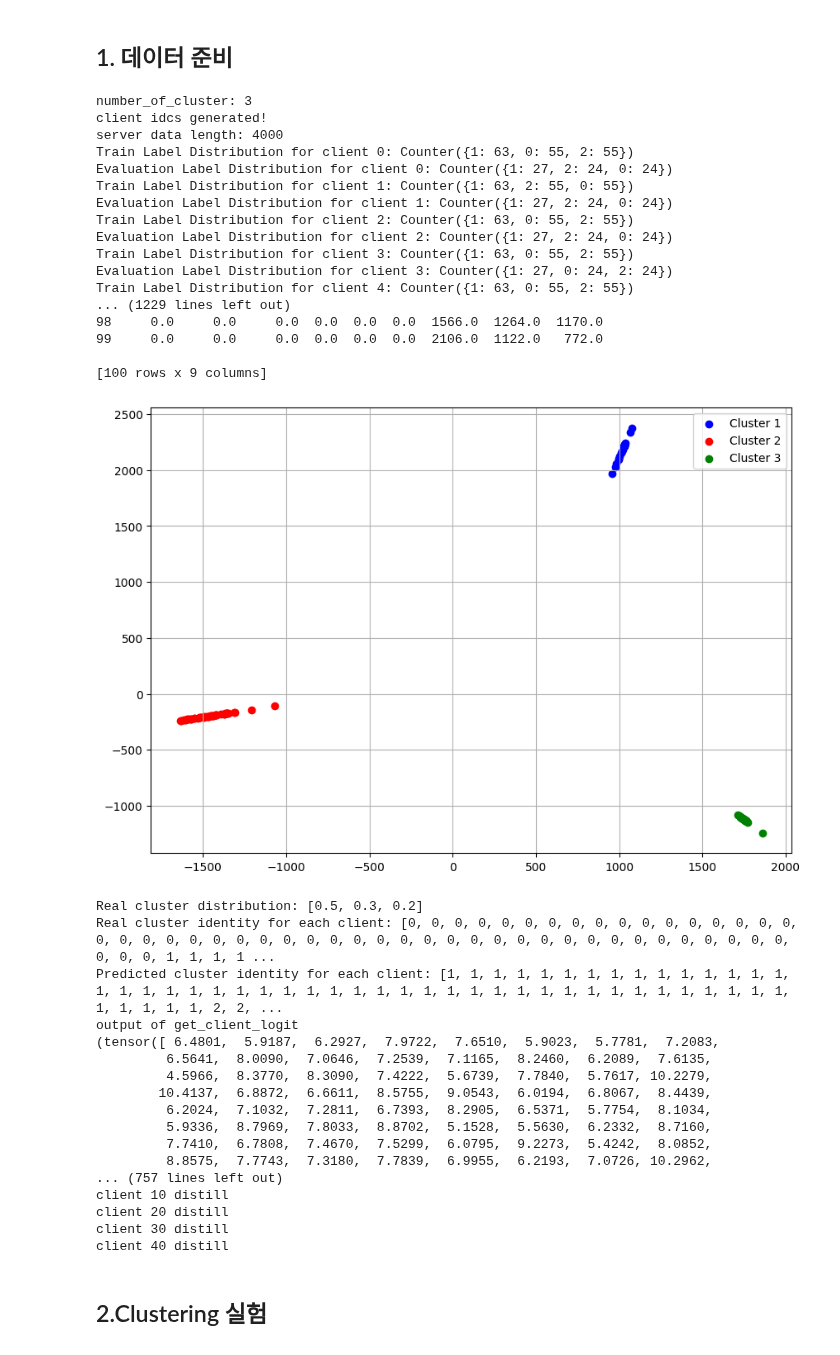
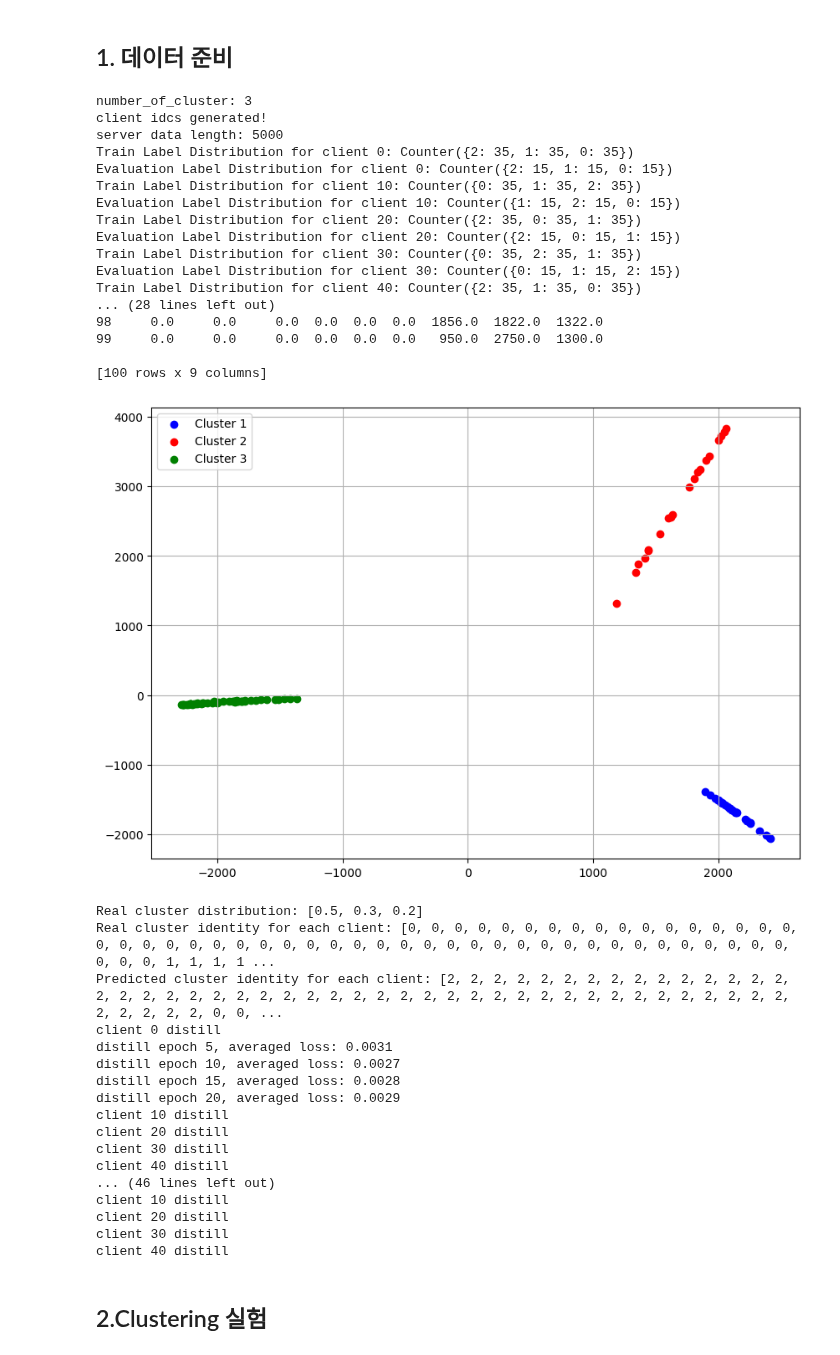
Before and after one commit to yangbaechu/FD-with-Label-Based-Group-Structure, a Jupyter notebook: FedCD.ipynb, the cells around one changed output. Drawn from its saved outputs; the diff is of its cells as text; code cells hidden in the pictures.

Commit message:
Change client's data distribution

```diff
--- a/FedCD.ipynb
+++ b/FedCD.ipynb
@@ -359,7 +359,7 @@ columns = pd.MultiIndex.from_product([['client_accs', 'cluster_accs', 'global_ac
                                      names=['acc_type', 'distill_state'])
 
 # The tuples for which we want to run the experiment
-desired_pairs = [(40000, 4000)]
+desired_pairs = [(50000, 5000)]
 cluster_distribution = [0.5, 0.3, 0.2]
 # Add additional index 'global_distill' and 'cluster_distill'
 experiments = ['cluster_distill', 'global_distill']
@@ -371,64 +371,64 @@ df = pd.DataFrame(index=index, columns=columns)
 for exp in experiments:
     for pair in desired_pairs:
         client_data, distill_data = pair
 
         if exp == 'global_distill':
             client_accs, cluster_accs, global_accs = global_distill_experiments(client_data, distill_data, ALPHA, NUMBER_OF_CLUSTER, cluster_distribution)
         else:
             client_accs, cluster_accs, global_accs = cluster_distill_experiments(client_data, distill_data, ALPHA, NUMBER_OF_CLUSTER, cluster_distribution)
 
         # Set the values in the DataFrame
         df.loc[(exp, pair), ('client_accs', 'before_distill')] = client_accs[-2]
         df.loc[(exp, pair), ('client_accs', 'after_distill')] = client_accs[-1]
         df.loc[(exp, pair), ('global_accs', 'before_distill')] = global_accs[-2]
         df.loc[(exp, pair), ('global_accs', 'after_distill')] = global_accs[-1]
         df.loc[(exp, pair), ('cluster_accs', 'before_distill')] = cluster_accs[-2]
         df.loc[(exp, pair), ('cluster_accs', 'after_distill')] = cluster_accs[-1]
 
         directory = f'results/Unbalanced_cluster'
 
         if not os.path.exists(directory):
             os.makedirs(directory)
         cluster_distribution_str = "_".join(map(str, cluster_distribution))
         file_name = f'{directory}/client:{N_CLIENTS}_cluster:{NUMBER_OF_CLUSTER}_distribution:{cluster_distribution_str}_{date_time}.csv'
         df = df.round(decimals=3)
         df.to_csv(file_name)
 # %% [output]
 number_of_cluster: 3
 client idcs generated!
-server data length: 4000
-Train Label Distribution for client 0: Counter({1: 63, 0: 55, 2: 55})
-Evaluation Label Distribution for client 0: Counter({1: 27, 2: 24, 0: 24})
-Train Label Distribution for client 1: Counter({1: 63, 2: 55, 0: 55})
-Evaluation Label Distribution for client 1: Counter({1: 27, 2: 24, 0: 24})
-Train Label Distribution for client 2: Counter({1: 63, 0: 55, 2: 55})
-Evaluation Label Distribution for client 2: Counter({1: 27, 2: 24, 0: 24})
-Train Label Distribution for client 3: Counter({1: 63, 0: 55, 2: 55})
-Evaluation Label Distribution for client 3: Counter({1: 27, 0: 24, 2: 24})
-Train Label Distribution for client 4: Counter({1: 63, 0: 55, 2: 55})
-... (1229 lines left out)
-98     0.0     0.0     0.0  0.0  0.0  0.0  1566.0  1264.0  1170.0
-99     0.0     0.0     0.0  0.0  0.0  0.0  2106.0  1122.0   772.0
+server data length: 5000
+Train Label Distribution for client 0: Counter({2: 35, 1: 35, 0: 35})
+Evaluation Label Distribution for client 0: Counter({2: 15, 1: 15, 0: 15})
+Train Label Distribution for client 10: Counter({0: 35, 1: 35, 2: 35})
+Evaluation Label Distribution for client 10: Counter({1: 15, 2: 15, 0: 15})
+Train Label Distribution for client 20: Counter({2: 35, 0: 35, 1: 35})
+Evaluation Label Distribution for client 20: Counter({2: 15, 0: 15, 1: 15})
+Train Label Distribution for client 30: Counter({0: 35, 2: 35, 1: 35})
+Evaluation Label Distribution for client 30: Counter({0: 15, 1: 15, 2: 15})
+Train Label Distribution for client 40: Counter({2: 35, 1: 35, 0: 35})
+... (28 lines left out)
+98     0.0     0.0     0.0  0.0  0.0  0.0  1856.0  1822.0  1322.0
+99     0.0     0.0     0.0  0.0  0.0  0.0   950.0  2750.0  1300.0
 
 [100 rows x 9 columns]
-[figure, old version]
+[figure, new version]
 Real cluster distribution: [0.5, 0.3, 0.2]
 Real cluster identity for each client: [0, 0, 0, 0, 0, 0, 0, 0, 0, 0, 0, 0, 0, 0, 0, 0, 0, 0, 0, 0, 0, 0, 0, 0, 0, 0, 0, 0, 0, 0, 0, 0, 0, 0, 0, 0, 0, 0, 0, 0, 0, 0, 0, 0, 0, 0, 0, 0, 0, 0, 1, 1, 1, 1 ...
-Predicted cluster identity for each client: [1, 1, 1, 1, 1, 1, 1, 1, 1, 1, 1, 1, 1, 1, 1, 1, 1, 1, 1, 1, 1, 1, 1, 1, 1, 1, 1, 1, 1, 1, 1, 1, 1, 1, 1, 1, 1, 1, 1, 1, 1, 1, 1, 1, 1, 1, 1, 1, 1, 1, 2, 2, ...
-output of get_client_logit
-(tensor([ 6.4801,  5.9187,  6.2927,  7.9722,  7.6510,  5.9023,  5.7781,  7.2083,
-         6.5641,  8.0090,  7.0646,  7.2539,  7.1165,  8.2460,  6.2089,  7.6135,
-         4.5966,  8.3770,  8.3090,  7.4222,  5.6739,  7.7840,  5.7617, 10.2279,
-        10.4137,  6.8872,  6.6611,  8.5755,  9.0543,  6.0194,  6.8067,  8.4439,
-         6.2024,  7.1032,  7.2811,  6.7393,  8.2905,  6.5371,  5.7754,  8.1034,
-         5.9336,  8.7969,  7.8033,  8.8702,  5.1528,  5.5630,  6.2332,  8.7160,
-         7.7410,  6.7808,  7.4670,  7.5299,  6.0795,  9.2273,  5.4242,  8.0852,
-         8.8575,  7.7743,  7.3180,  7.7839,  6.9955,  6.2193,  7.0726, 10.2962,
-... (757 lines left out)
+Predicted cluster identity for each client: [2, 2, 2, 2, 2, 2, 2, 2, 2, 2, 2, 2, 2, 2, 2, 2, 2, 2, 2, 2, 2, 2, 2, 2, 2, 2, 2, 2, 2, 2, 2, 2, 2, 2, 2, 2, 2, 2, 2, 2, 2, 2, 2, 2, 2, 2, 2, 2, 2, 2, 0, 0, ...
+client 0 distill
+distill epoch 5, averaged loss: 0.0031
+distill epoch 10, averaged loss: 0.0027
+distill epoch 15, averaged loss: 0.0028
+distill epoch 20, averaged loss: 0.0029
 client 10 distill
 client 20 distill
 client 30 distill
 client 40 distill
+... (46 lines left out)
+client 10 distill
+client 20 distill
+client 30 distill
+client 40 distill
 # %%
 df
 # %%
```
Also changed, not shown: parts of 2 cells of this notebook, 2 other files.
